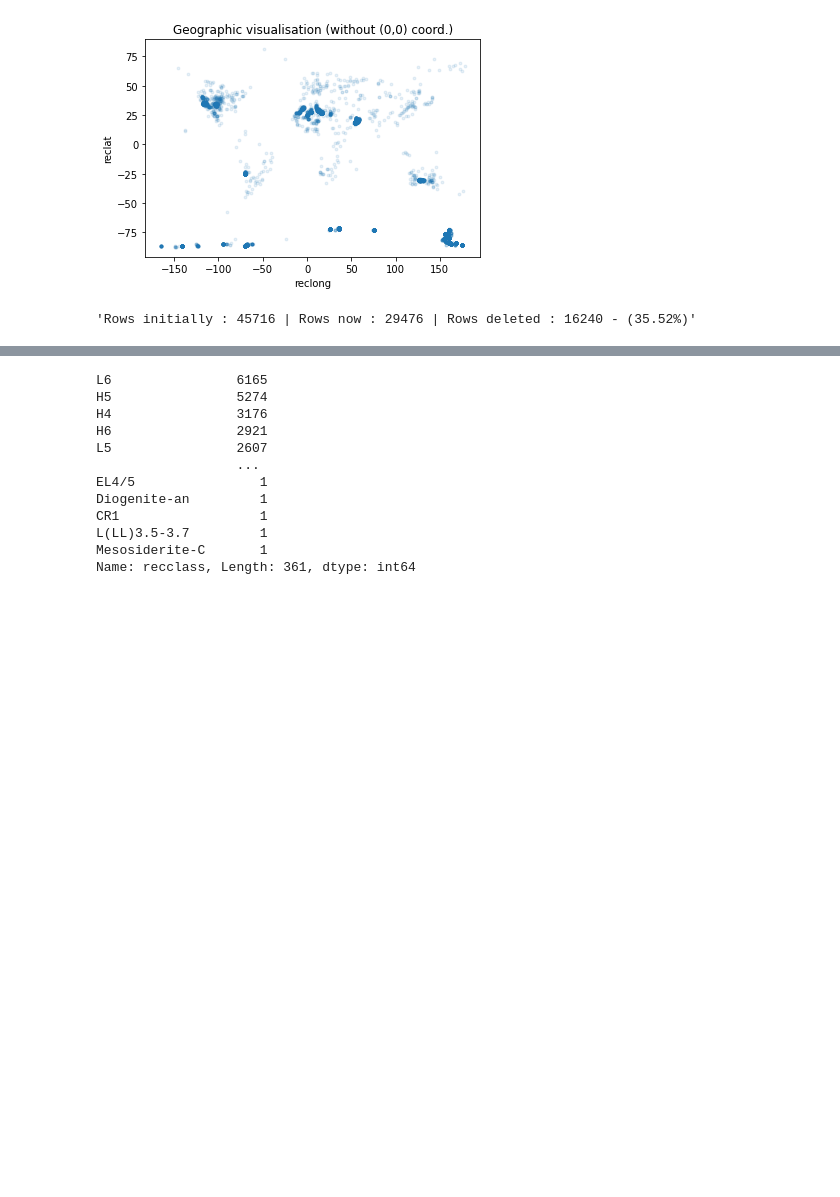
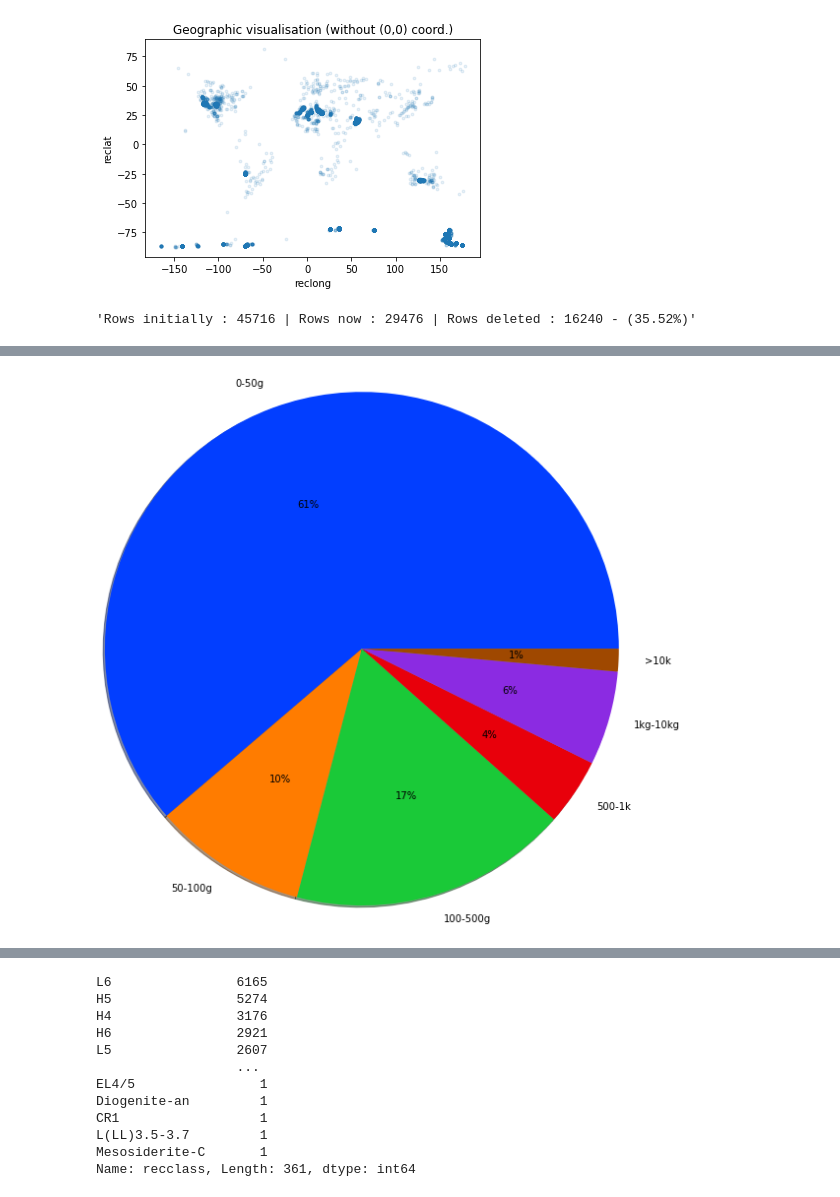
Before and after one commit to Kartmaan/Meteorite_landings, a Jupyter notebook: meteorite_landings.ipynb, the cells around one changed output, grey strips where cells are left out. Drawn from its saved outputs; the diff is of its cells as text; code cells hidden in the pictures; blank space fills up the shorter version.

```diff
--- a/meteorite_landings.ipynb
+++ b/meteorite_landings.ipynb
@@ -330,0 +346,18 @@ df = df.reset_index(drop=True)
+# %%
+mass_50 = df.loc[df['mass (g)'] <= 50]['mass (g)'].reset_index(drop=True).value_counts().sum()
+mass_51_100 = df.loc[(df['mass (g)'] > 50) & (df['mass (g)'] <= 100)]['mass (g)'].reset_index(drop=True).value_counts().sum()
+mass_101_500 = df.loc[(df['mass (g)'] > 100) & (df['mass (g)'] <= 500)]['mass (g)'].reset_index(drop=True).value_counts().sum()
+mass_501_1k = df.loc[(df['mass (g)'] > 500) & (df['mass (g)'] <= 1000)]['mass (g)'].reset_index(drop=True).value_counts().sum()
+mass_1k_10k = df.loc[(df['mass (g)'] > 1000) & (df['mass (g)'] <= 10000)]['mass (g)'].reset_index(drop=True).value_counts().sum()
+mass_10k_plus = df.loc[df['mass (g)'] > 10000]['mass (g)'].reset_index(drop=True).value_counts().sum()
+
+mass1 = pd.Series([mass_50], index=['0-50g'])
+mass2 = pd.Series([mass_51_100], index=['50-100g'])
+mass3 = pd.Series([mass_101_500], index=['100-500g'])
+mass4 = pd.Series([mass_501_1k], index=['500-1k'])
+mass5 = pd.Series([mass_1k_10k], index=['1kg-10kg'])
+mass6 = pd.Series([mass_10k_plus], index=['>10k'])
+
+mass = pd.concat([mass1, mass2, mass3, mass4, mass5, mass6])
+
+mass
@@ -330,0 +372,7 @@ df = df.reset_index(drop=True)
+# %%
+pal_color = sns.color_palette('bright')
+plt.pie(mass.values, labels=mass.keys(), colors=pal_color, autopct='%.0f%%', radius=3, shadow=True)
+#plt.title(title)
+plt.show()
+# %% [output]
+[figure, added]
```
Also changed, not shown: parts of 10 cells of this notebook.
